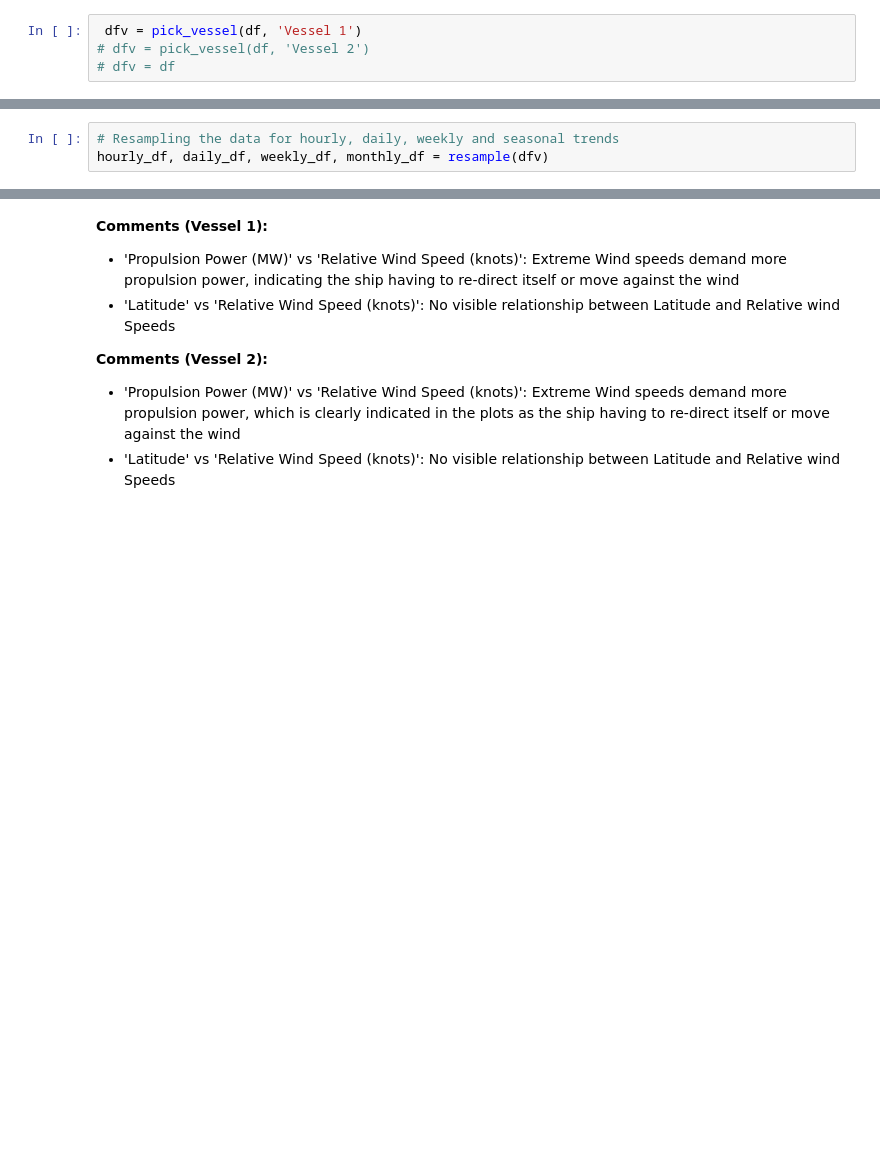
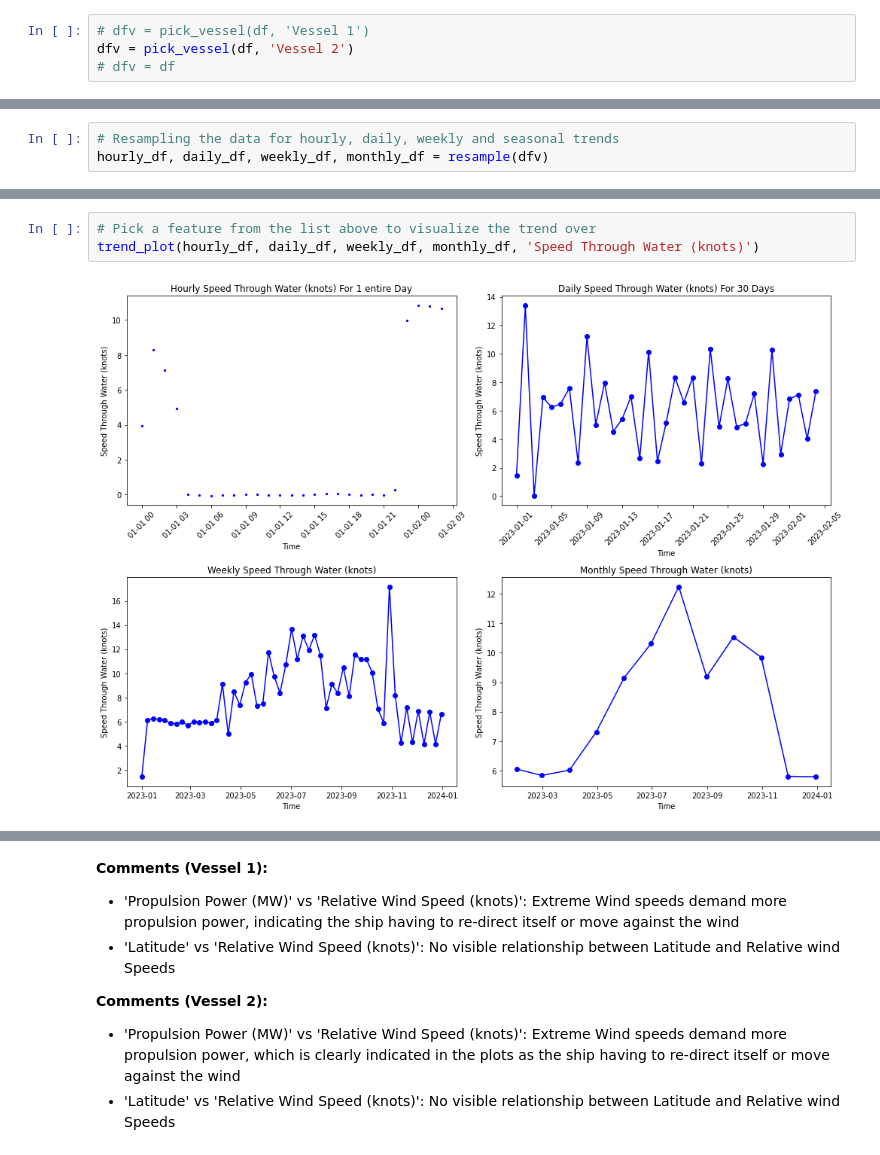
Before and after one commit to AKktk/Cruise_Performance_Analysis, a Jupyter notebook: eda.ipynb, the cells around one changed output, grey strips where cells are left out. Cells and saved outputs as stored; diff of their text form; blank space fills up the shorter version.

```diff
--- a/eda.ipynb
+++ b/eda.ipynb
@@ -73,8 +108,8 @@ df.dtypes
 # %% [markdown]
 # Vessel - Level Analysis
 # %%
- dfv = pick_vessel(df, 'Vessel 1')
-# dfv = pick_vessel(df, 'Vessel 2')
+# dfv = pick_vessel(df, 'Vessel 1')
+dfv = pick_vessel(df, 'Vessel 2')
 # dfv = df
 # %%
 # Generates the distribution of the features in the dataset as histogram plots
@@ -188,0 +250,5 @@ trend_plot(hourly_df, daily_df, weekly_df, monthly_df, 'Propulsion Power (MW)')
+# %%
+# Pick a feature from the list above to visualize the trend over
+trend_plot(hourly_df, daily_df, weekly_df, monthly_df, 'Speed Through Water (knots)')
+# %% [output]
+[figure, added]
```
Also changed, not shown: parts of 18 cells of this notebook, 1 other file.
